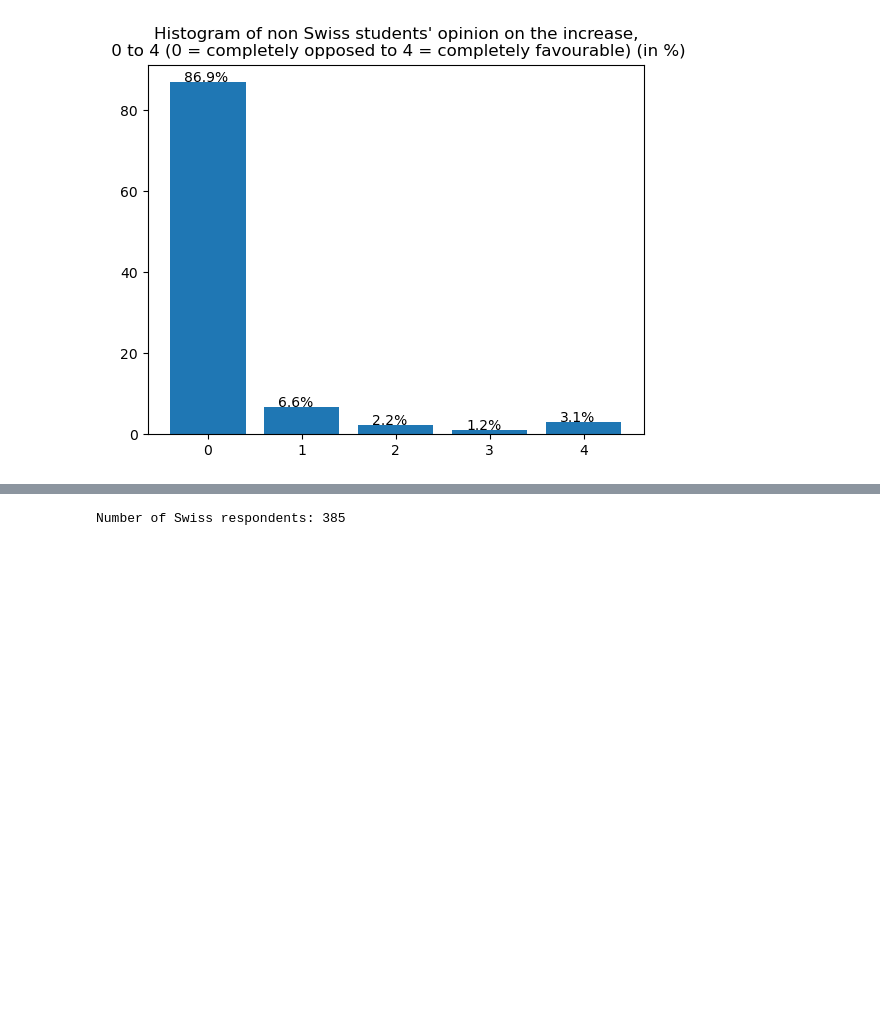
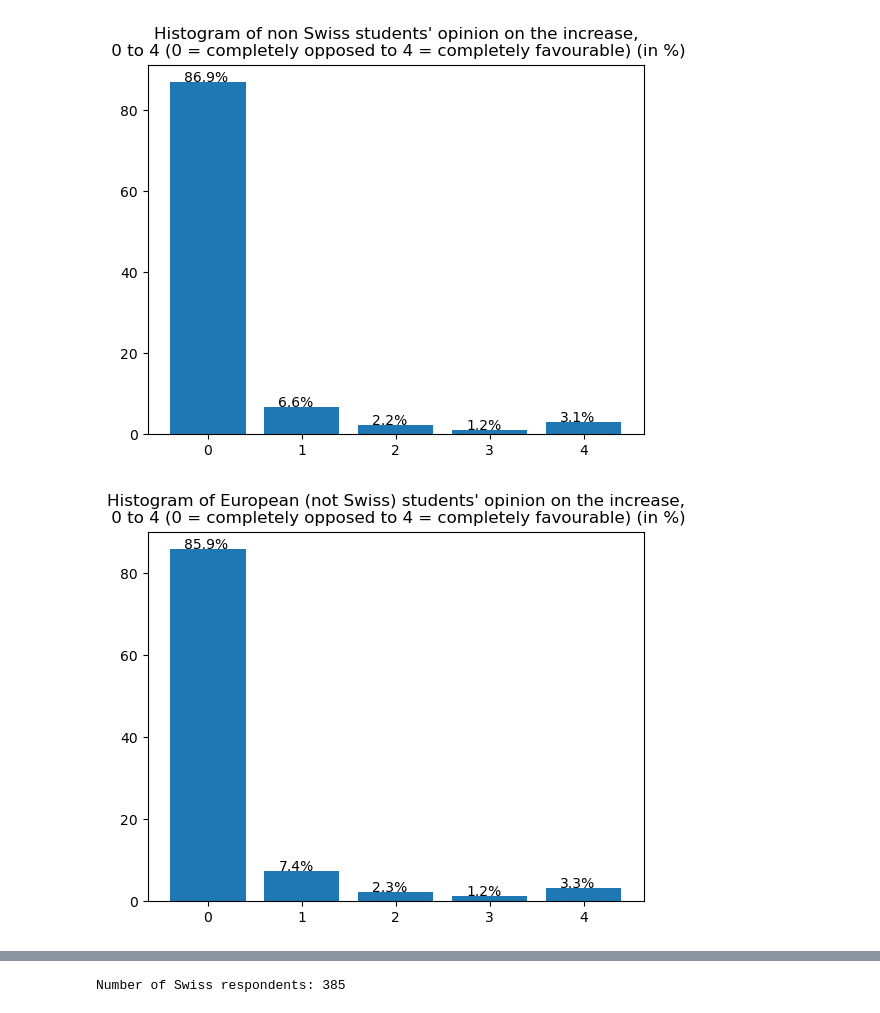
Before and after one commit to Dicedead/atePollAnalysis, a Jupyter notebook: src/ate_analysis.ipynb, the cells around one changed output, grey strips where cells are left out. Cells and saved outputs as stored; diff of their text form; code cells hidden in the pictures; blank space fills up the shorter version.

```diff
--- a/src/ate_analysis.ipynb
+++ b/src/ate_analysis.ipynb
@@ -75,6 +75,8 @@ histogram(df[diploma_str], "Histogram of diploma provenance of respondents (in %
 # %%
 swiss = df[nationality_str] == "Swiss"
 non_swiss = df[nationality_str] != "Swiss"
+european = df[nationality_str] == "European"
+neither_nationality = df[nationality_str] == "Neither"
 opinion = df[opinion_str]
 # %%
 nan_mask = np.isnan(opinion) | np.isnan(swiss)
@@ -113,3 +115,7 @@ histogram(df[swiss][opinion_str], title="Histogram of Swiss students' opinion on
 histogram(df[non_swiss][opinion_str], title="Histogram of non Swiss students' opinion on the increase,\n 0 to 4 (0 = completely opposed to 4 = completely favourable) (in %)")
 # %% [output]
 [figure]
+# %%
+histogram(df[european][opinion_str], title="Histogram of European (not Swiss) students' opinion on the increase,\n 0 to 4 (0 = completely opposed to 4 = completely favourable) (in %)")
+# %% [output]
+[figure, added]
```
Also changed, not shown: parts of 5 cells of this notebook.
